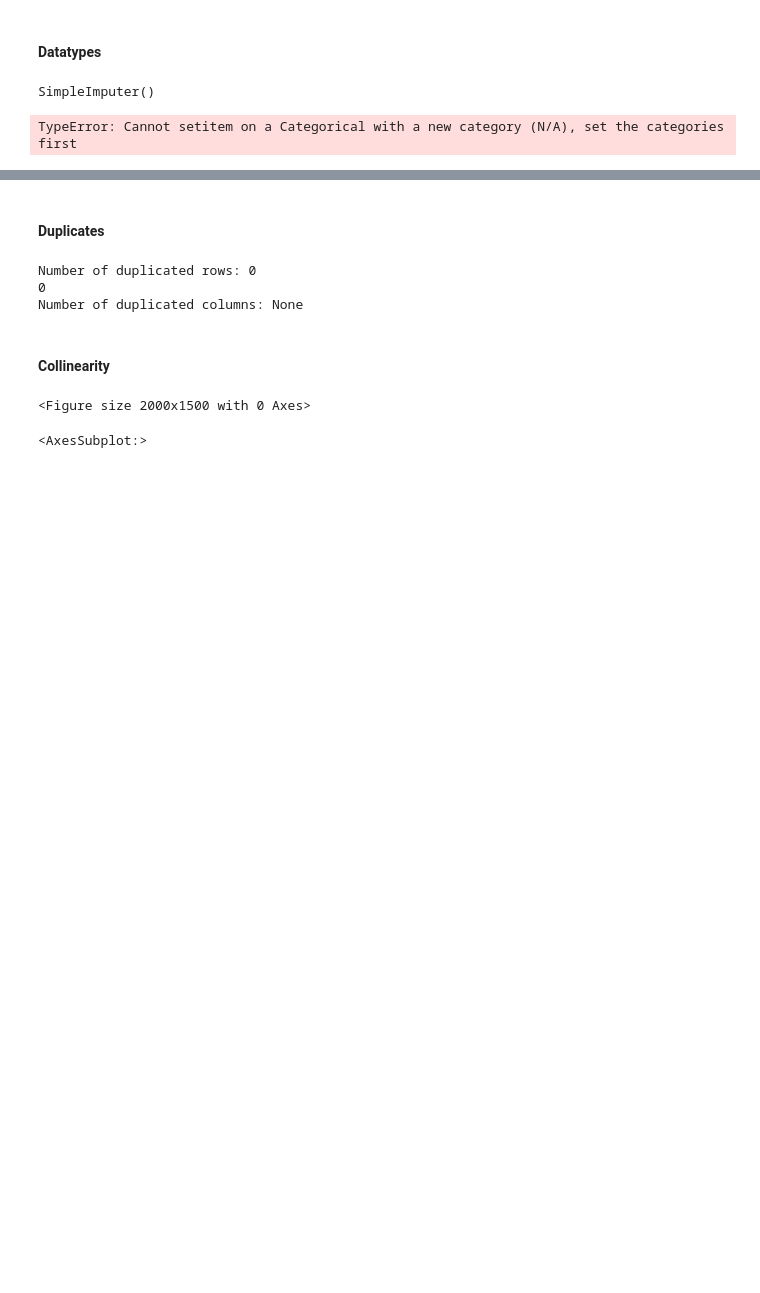
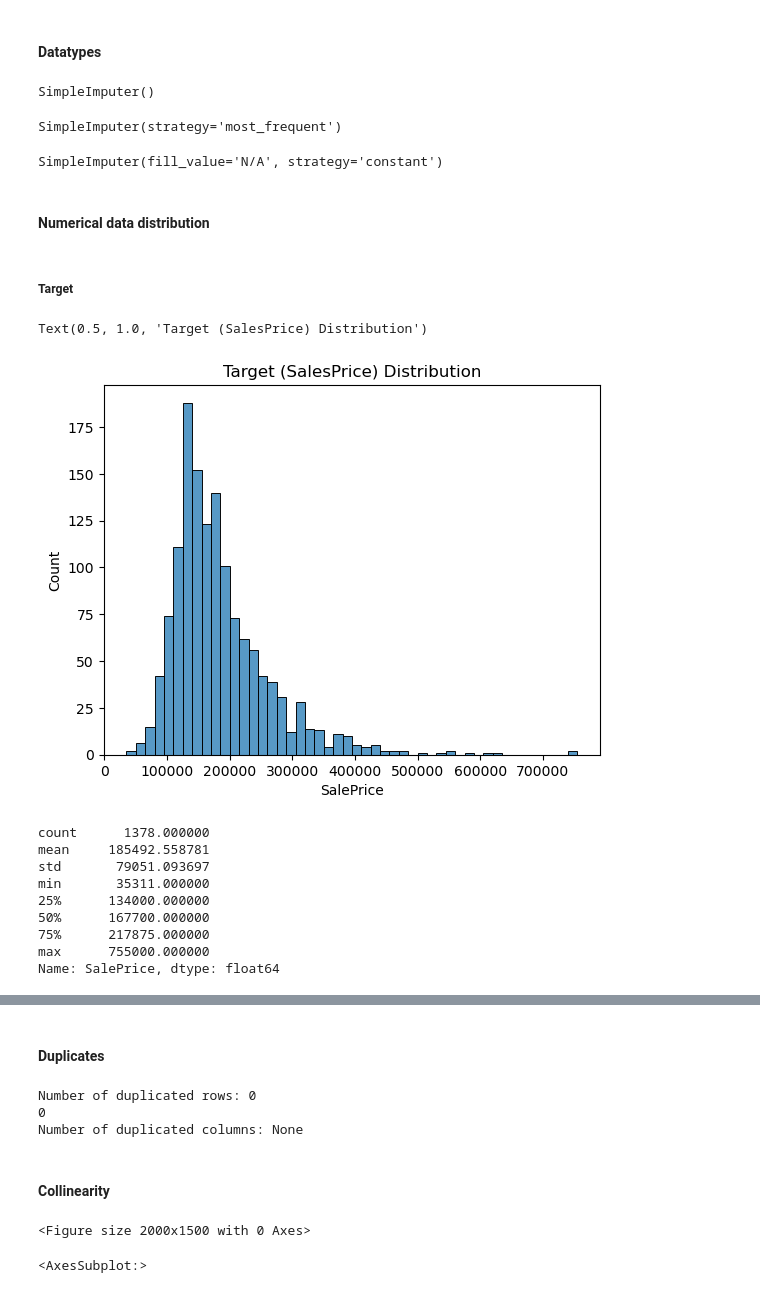
Before and after one commit to RDabire/kaggle_house_prices, a Jupyter notebook: notebooks/house_prices_regression_model.ipynb, the cells around one changed output, grey strips where cells are left out. Cells and saved outputs as stored; diff of their text form; code cells hidden in the pictures; blank space fills up the shorter version.

```diff
--- a/notebooks/house_prices_regression_model.ipynb
+++ b/notebooks/house_prices_regression_model.ipynb
@@ -128,13 +125,21 @@ mean_imputer = SimpleImputer(strategy='mean')
 mean_imputer.fit(train_df_v2[numeric_features])
 train_df_v2[numeric_features] = mean_imputer.transform(train_df_v2[numeric_features])
 test_df[numeric_features] = mean_imputer.transform(test_df[numeric_features])
-
-# Categrical Features Imputed
-train_df_v2.fillna(value= 'N/A', inplace = True)
-test_df.fillna(value= 'N/A', inplace = True)
-
-train_df_v2.reset_index(inplace=True, drop=True)
-test_df.reset_index(inplace=True, drop=True)
 # %% [output]
 SimpleImputer()
-TypeError: Cannot setitem on a Categorical with a new category (N/A), set the categories first
+# %%
+# Categorical Features Mode Imputer
+mode_imputer = SimpleImputer(strategy="most_frequent")
+mode_imputer.fit(train_df_v2[categorical_mode_impute])
+train_df_v2[categorical_mode_impute] = mode_imputer.transform(train_df_v2[categorical_mode_impute])
+test_df[categorical_mode_impute] = mode_imputer.transform(test_df[categorical_mode_impute])
+# %% [output]
+SimpleImputer(strategy='most_frequent')
+# %%
+# Categorical Features N/A Imputer
+na_imputer = SimpleImputer(strategy="constant", fill_value="N/A")
+na_imputer.fit(train_df_v2[categorical_na])
+train_df_v2[categorical_na] = na_imputer.transform(train_df_v2[categorical_na])
+test_df[categorical_na] = na_imputer.transform(test_df[categorical_na])
+# %% [output]
+SimpleImputer(fill_value='N/A', strategy='constant')
@@ -140,0 +154,20 @@ TypeError: Cannot setitem on a Categorical with a new category (N/A), set the ca
+# %% [markdown]
+#### Numerical data distribution
+# %% [markdown]
+##### Target
+# %%
+sns.histplot(x = "SalePrice", data = train_df_v2).set_title("Target (SalesPrice) Distribution")
+plt.show()
+train_df_v2['SalePrice'].describe()
+# %% [output]
+Text(0.5, 1.0, 'Target (SalesPrice) Distribution')
+[figure, added]
+count      1378.000000
+mean     185492.558781
+std       79051.093697
+min       35311.000000
+25%      134000.000000
+50%      167700.000000
+75%      217875.000000
+max      755000.000000
+Name: SalePrice, dtype: float64
```
Also changed, not shown: parts of 33 cells of this notebook.
